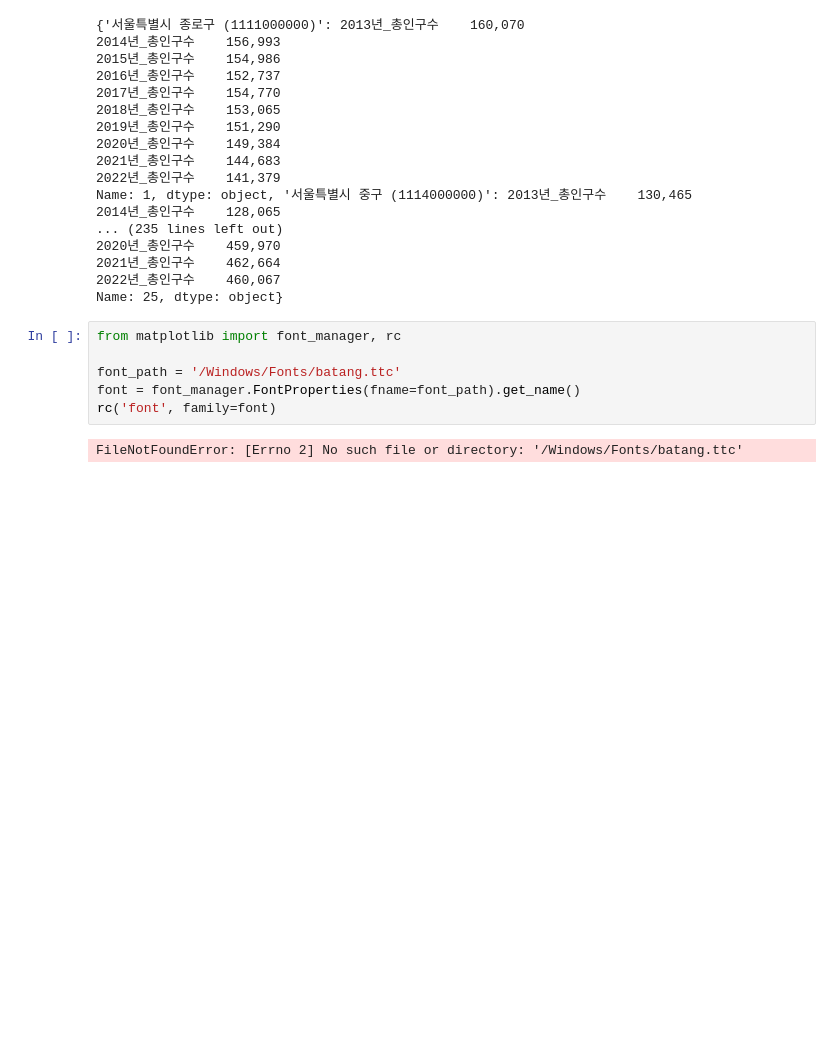
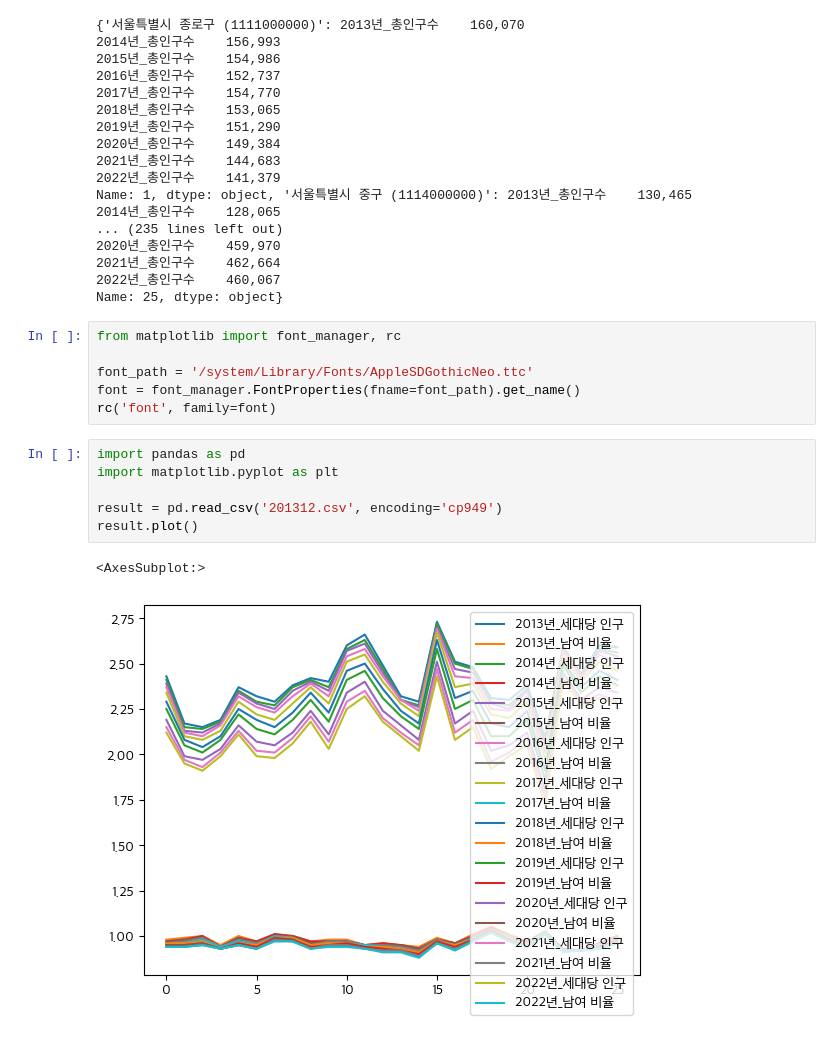
Before and after one commit to dabinHam/classproject, a Jupyter notebook: phython/서울시인구데이터분석.ipynb, the cells around one changed output. Drawn from its saved outputs; the diff is of its cells as text; blank space fills up the shorter version.

```diff
--- a/phython/서울시인구데이터분석.ipynb
+++ b/phython/서울시인구데이터분석.ipynb
@@ -115,8 +115,15 @@ Name: 25, dtype: object}
 # %%
 from matplotlib import font_manager, rc
 
-font_path = '/Windows/Fonts/batang.ttc'
+font_path = '/system/Library/Fonts/AppleSDGothicNeo.ttc'
 font = font_manager.FontProperties(fname=font_path).get_name()
 rc('font', family=font)
-# %% [output]
-FileNotFoundError: [Errno 2] No such file or directory: '/Windows/Fonts/batang.ttc'
+# %%
+import pandas as pd
+import matplotlib.pyplot as plt
+
+result = pd.read_csv('201312.csv', encoding='cp949')
+result.plot()
+# %% [output]
+<AxesSubplot:>
+[figure, added]
```
